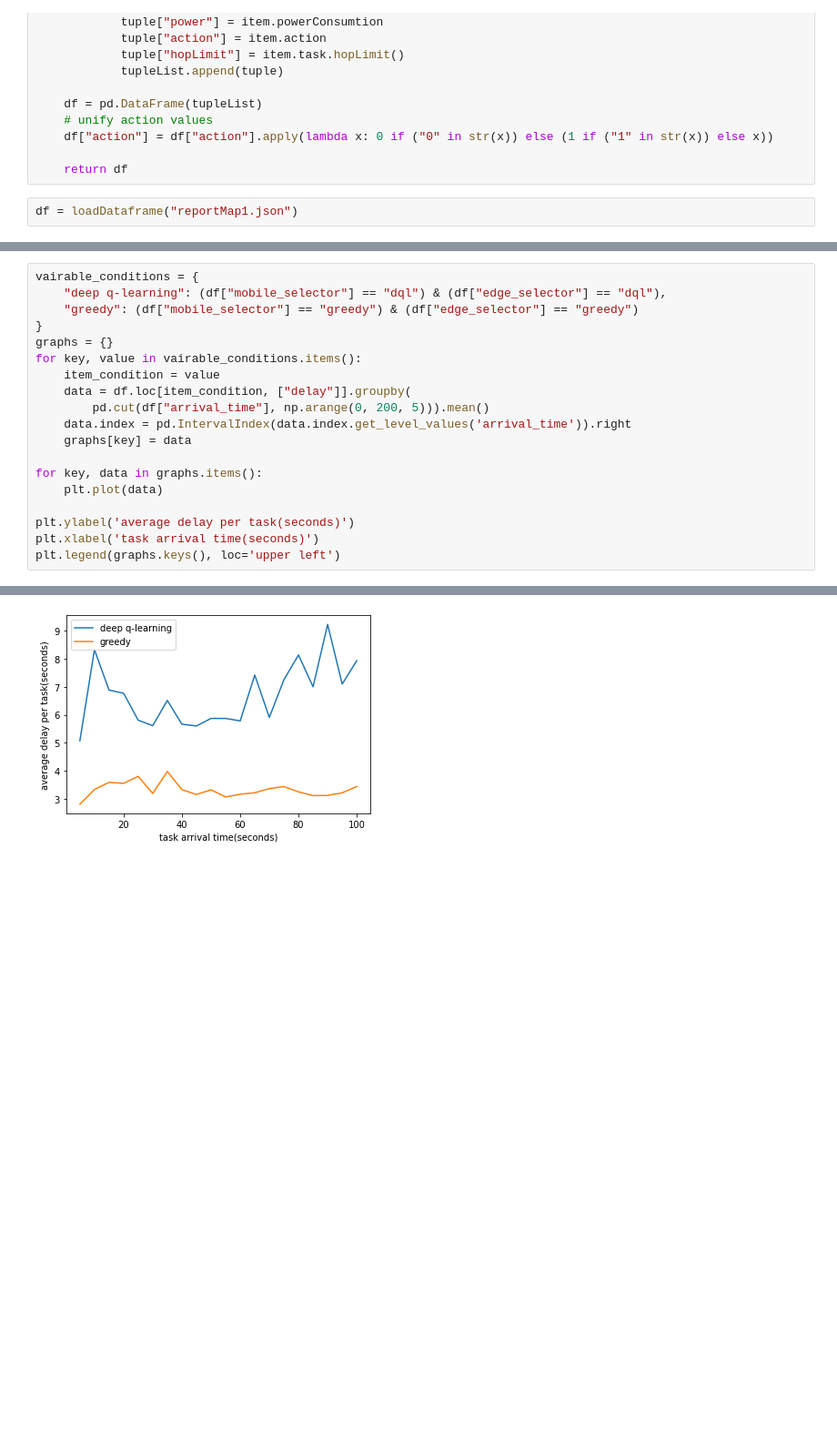
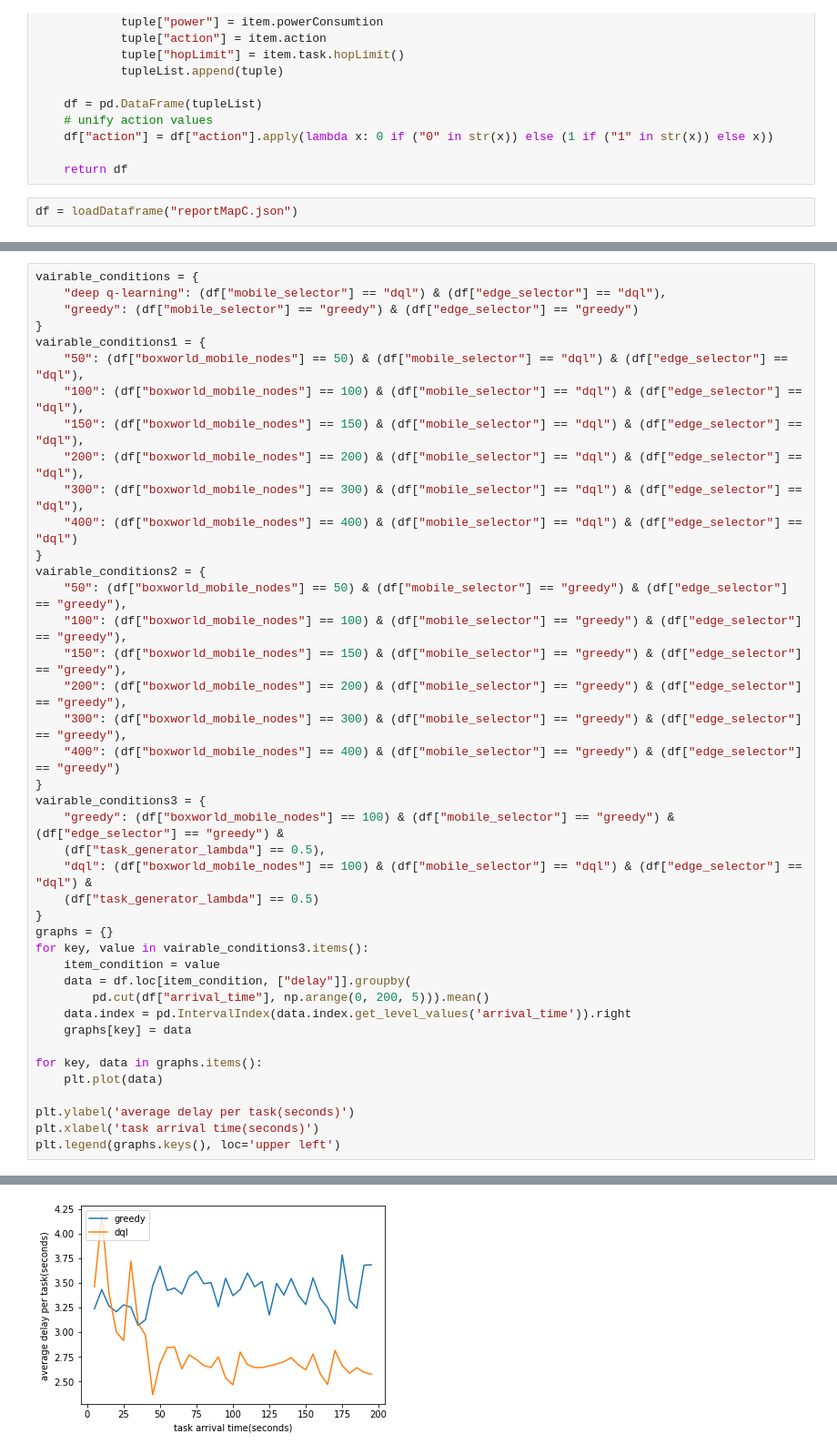
Before and after one commit to ahmadzendebudi/edge_simulation1, a Jupyter notebook: plottest.ipynb, the cells around one changed output, grey strips where cells are left out. Shown at 91% size. Drawn from its saved outputs; the diff is of its cells as text; blank space fills up the shorter version.

Commit message:
runnig the simulation reportMapD

```diff
--- a/plottest.ipynb
+++ b/plottest.ipynb
@@ -53,5 +53,5 @@ def loadDataframe(reportMapPath: str) -> pd.DataFrame:
 
     return df
 # %%
-df = loadDataframe("reportMap1.json")
+df = loadDataframe("reportMapC.json")
 # %% [output]
@@ -59,22 +59,44 @@ df = loadDataframe("reportMap1.json")
 # %%
 vairable_conditions = {
     "deep q-learning": (df["mobile_selector"] == "dql") & (df["edge_selector"] == "dql"),
     "greedy": (df["mobile_selector"] == "greedy") & (df["edge_selector"] == "greedy")
 }
+vairable_conditions1 = {
+    "50": (df["boxworld_mobile_nodes"] == 50) & (df["mobile_selector"] == "dql") & (df["edge_selector"] == "dql"),
+    "100": (df["boxworld_mobile_nodes"] == 100) & (df["mobile_selector"] == "dql") & (df["edge_selector"] == "dql"),
+    "150": (df["boxworld_mobile_nodes"] == 150) & (df["mobile_selector"] == "dql") & (df["edge_selector"] == "dql"),
+    "200": (df["boxworld_mobile_nodes"] == 200) & (df["mobile_selector"] == "dql") & (df["edge_selector"] == "dql"),
+    "300": (df["boxworld_mobile_nodes"] == 300) & (df["mobile_selector"] == "dql") & (df["edge_selector"] == "dql"),
+    "400": (df["boxworld_mobile_nodes"] == 400) & (df["mobile_selector"] == "dql") & (df["edge_selector"] == "dql")
+}
+vairable_conditions2 = {
+    "50": (df["boxworld_mobile_nodes"] == 50) & (df["mobile_selector"] == "greedy") & (df["edge_selector"] == "greedy"),
+    "100": (df["boxworld_mobile_nodes"] == 100) & (df["mobile_selector"] == "greedy") & (df["edge_selector"] == "greedy"),
+    "150": (df["boxworld_mobile_nodes"] == 150) & (df["mobile_selector"] == "greedy") & (df["edge_selector"] == "greedy"),
+    "200": (df["boxworld_mobile_nodes"] == 200) & (df["mobile_selector"] == "greedy") & (df["edge_selector"] == "greedy"),
+    "300": (df["boxworld_mobile_nodes"] == 300) & (df["mobile_selector"] == "greedy") & (df["edge_selector"] == "greedy"),
+    "400": (df["boxworld_mobile_nodes"] == 400) & (df["mobile_selector"] == "greedy") & (df["edge_selector"] == "greedy")
+}
+vairable_conditions3 = {
+    "greedy": (df["boxworld_mobile_nodes"] == 100) & (df["mobile_selector"] == "greedy") & (df["edge_selector"] == "greedy") &
+    (df["task_generator_lambda"] == 0.5),
+    "dql": (df["boxworld_mobile_nodes"] == 100) & (df["mobile_selector"] == "dql") & (df["edge_selector"] == "dql") &
+    (df["task_generator_lambda"] == 0.5)
+}
 graphs = {}
-for key, value in vairable_conditions.items():
+for key, value in vairable_conditions3.items():
     item_condition = value
     data = df.loc[item_condition, ["delay"]].groupby(
         pd.cut(df["arrival_time"], np.arange(0, 200, 5))).mean()
     data.index = pd.IntervalIndex(data.index.get_level_values('arrival_time')).right
     graphs[key] = data
 
 for key, data in graphs.items():
     plt.plot(data)
 
 plt.ylabel('average delay per task(seconds)')
 plt.xlabel('task arrival time(seconds)')
 plt.legend(graphs.keys(), loc='upper left')
 # %% [output]
 <matplotlib.legend.Legend at 0x...>
-[figure, old version]
+[figure, new version]
```
Also changed, not shown: parts of 1 cell of this notebook, 17 other files.
